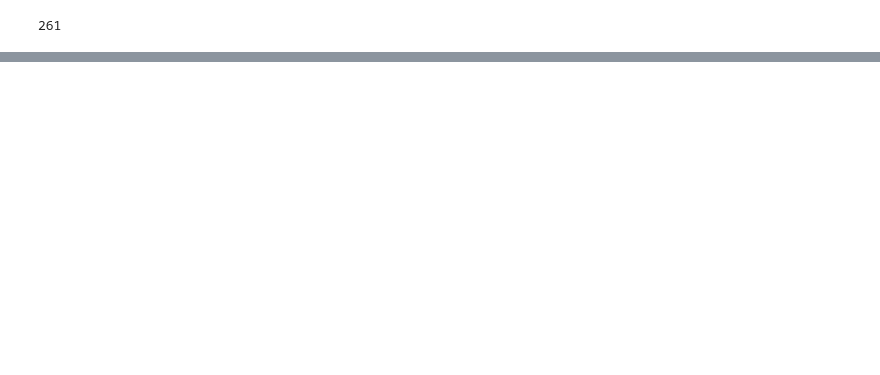
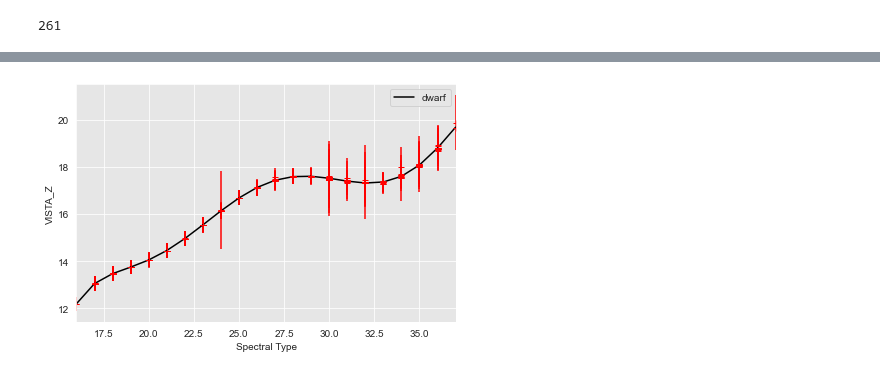
Before and after one commit to caganze/popsims, a Jupyter notebook: notebooks/absmag relations.ipynb, the cells around one changed output, grey strips where cells are left out. Drawn from its saved outputs; the diff is of its cells as text; code cells hidden in the pictures; blank space fills up the shorter version.

```diff
--- a/notebooks/absmag relations.ipynb
+++ b/notebooks/absmag relations.ipynb
@@ -247,8 +216,8 @@ assert len(spts) == len(all_spectra)
 def compute_colors(sp, sd=False):
     fl_pairs=None
     if sd: fl_pairs=sd_pairs
-    if not sd: fl_pairs=darf_pairs
-    sp.normalize()
+    if not sd: fl_pairs=dwarf_pairs
+    #sp.normalize()
     res={}
     for p in fl_pairs.keys():
         res.update({p+'and'+fl_pairs[p]['ref']: \
@@ -558,7 +377,7 @@ for k in best_dict.keys():
 
 from astropy.io import ascii
 def make_mamajek_fit(spt):
-    mamjk=ascii.read('/users/caganze/research/wisps/data/mamajek_relations.txt').to_pandas().replace('None', np.nan)
+    mamjk=ascii.read('/volumes/LaCie/wispsdata/data/mamajek_relations.txt').to_pandas().replace('None', np.nan)
     js=mamjk.M_J.apply(float).values
     jminush=mamjk['J-H'].apply(float).values
     hs=js-jminush
@@ -591,7 +410,6 @@ def get_subdwarf_abs_mag(spt, flter):
 def get_abs_mag(spt, flter, method='vega'):
     #base absolute mag relations to use to convert from other absmag
     m, munc=(np.nan, np.nan)
-
     if ((flter.upper()=='2MASS J') or (flter.upper()=='2MASS_J')):
         corr=splat.photometry.vegaToAB('2MASS J')
         ((m, munc), (h, hunc))=make_mamajek_fit(spt)
@@ -697,5 +541,4 @@ FITS=pd.read_pickle('/users/caganze/research/popsims/data/polynomial_relations.p
 # %%
-#FITS['absmags']['dwarfs']={}
-#FITS['absmags']['subdwarfs']={}
-#FITS['colors']['dwarfs']={}
-#FITS['colors']['subdwarfs']={}
+FITS={'absmags':{'dwarfs':{}, 'subdwarfs':{}},\
+      'colors':{'dwarfs':{}, 'subdwarfs':{}},
+      'references':{}}
@@ -715,46 +556,54 @@ FITS=pd.read_pickle('/users/caganze/research/popsims/data/polynomial_relations.p
+# %%
+FITS['references']={'kiman2019': rocio_relations }
 # %%
 for c in abs_df.columns:
-    if c=='spt':
-        pass
-    else:
-        fig, a=plt.subplots()
-        vals=np.vstack(abs_df[c].values)
-        #vals=np.vstack(sd_abs_df[c].values)
-        spts=df.spt.values
-        #spts=sd_df.spt.values
+    try:
+        if c=='spt':
+            pass
+        else:
+            fig, a=plt.subplots()
+            vals=np.vstack(abs_df[c].values)
+            #vals=np.vstack(sd_abs_df[c].values)
+            spts=df.spt.values
+            #spts=sd_df.spt.values
 
-        #masks
-        mask= np.logical_or.reduce([np.isnan(spts),
-                                    np.isnan(vals[:,0]),
-                                    np.isnan(vals[:,1])])
+            #masks
+            mask= np.logical_or.reduce([np.isnan(spts),
+                                        np.isnan(vals[:,0]),
+                                        np.isnan(vals[:,1])])
 
-        m, fit= fit_with_nsigma_clipping(spts[~mask],
-                                      vals[:,0][~mask],
-                                      vals[:,1][~mask], 6, sigma=3.)
-        FITS['absmags']['dwarfs'].update({c: {'x': 'spt',
-                                              'y': c,
-                                              'fit':fit, \
-                                              'scatter': np.nanmedian(vals[:,1]), \
-                                              'method': 'polynomial',\
-                                              'range':  (np.nanmin(spts[~mask]),\
-                                                         np.nanmax(spts[~mask])), \
-                                             'x0':0}})
+            m, fit= fit_with_nsigma_clipping(spts[~mask],
+                                          vals[:,0][~mask],
+                                          vals[:,1][~mask], 6, sigma=3.)
+            FITS['absmags']['dwarfs'].update({c: {'x': 'spt',
+                                                  'y': c,
+                                                  'fit':fit, \
+                                                  'scatter': np.nanmedian(vals[:,1]), \
+                                                  'method': 'polynomial',\
+                                                  'range':  (np.nanmin(spts[~mask]),\
+                                                             np.nanmax(spts[~mask])), \
+                                                 'x0':0}})
 
 
-        spgrid=np.arange(np.nanmin(spts[~mask]), np.nanmax(spts[~mask]))
-        a.plot(spgrid, fit(spgrid), c='k', label='dwarf')
+            spgrid=np.arange(np.nanmin(spts[~mask]), np.nanmax(spts[~mask]))
+            a.plot(spgrid, fit(spgrid), c='k', label='dwarf')
 
 
 
-        a.errorbar(spts, vals[:,0], fmt='+',
-                   yerr=vals[:,1], color='r')
+            a.errorbar(spts, vals[:,0], fmt='+',
+                       yerr=vals[:,1], color='r')
 
 
 
-        a.set_ylabel(c)
-        a.set_xlabel('Spectral Type')
-        a.legend()
-        plt.tight_layout()
-        a.set_xlim([np.nanmin(spgrid), np.nanmax(spgrid)])
-        #a.set_ylim([fit(np.nanmin(spgrid)), fit(np.nanmax(spgrid))])
-        plt.savefig(popsims.FIGURES+'/abs_mag_relations{}.pdf'.format(c))
+            a.set_ylabel(c)
+            a.set_xlabel('Spectral Type')
+            a.legend()
+            plt.tight_layout()
+            a.set_xlim([np.nanmin(spgrid), np.nanmax(spgrid)])
+            #a.set_ylim([fit(np.nanmin(spgrid)), fit(np.nanmax(spgrid))])
+            plt.savefig('../figures/abs_mag_relations{}.pdf'.format(c))
+    except:
+        print ('all empty {}'.format(c))
+        pass
+# %% [output]
+[figure, added]
```
Also changed, not shown: parts of 27 cells of this notebook, 26 other files.
